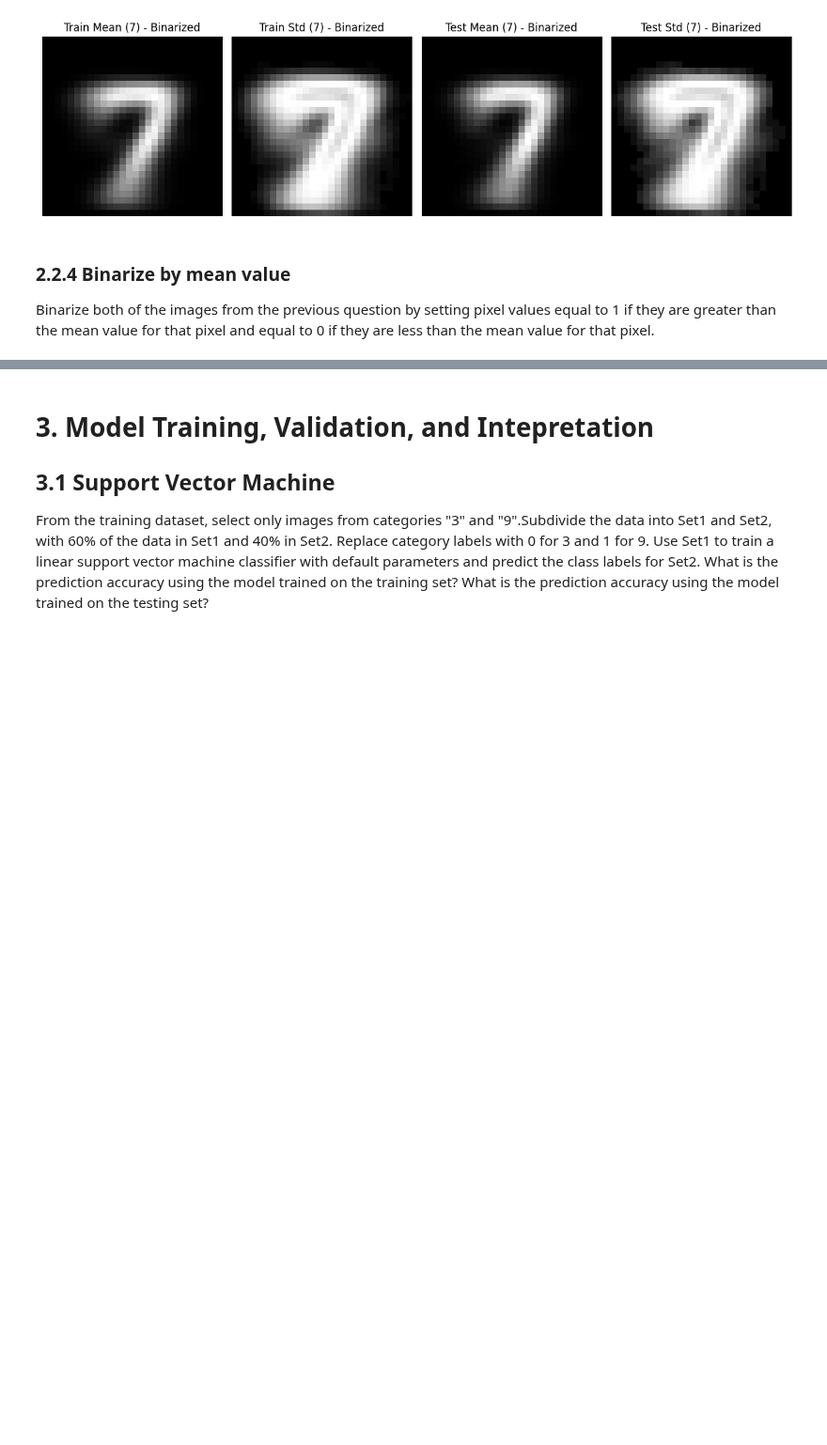
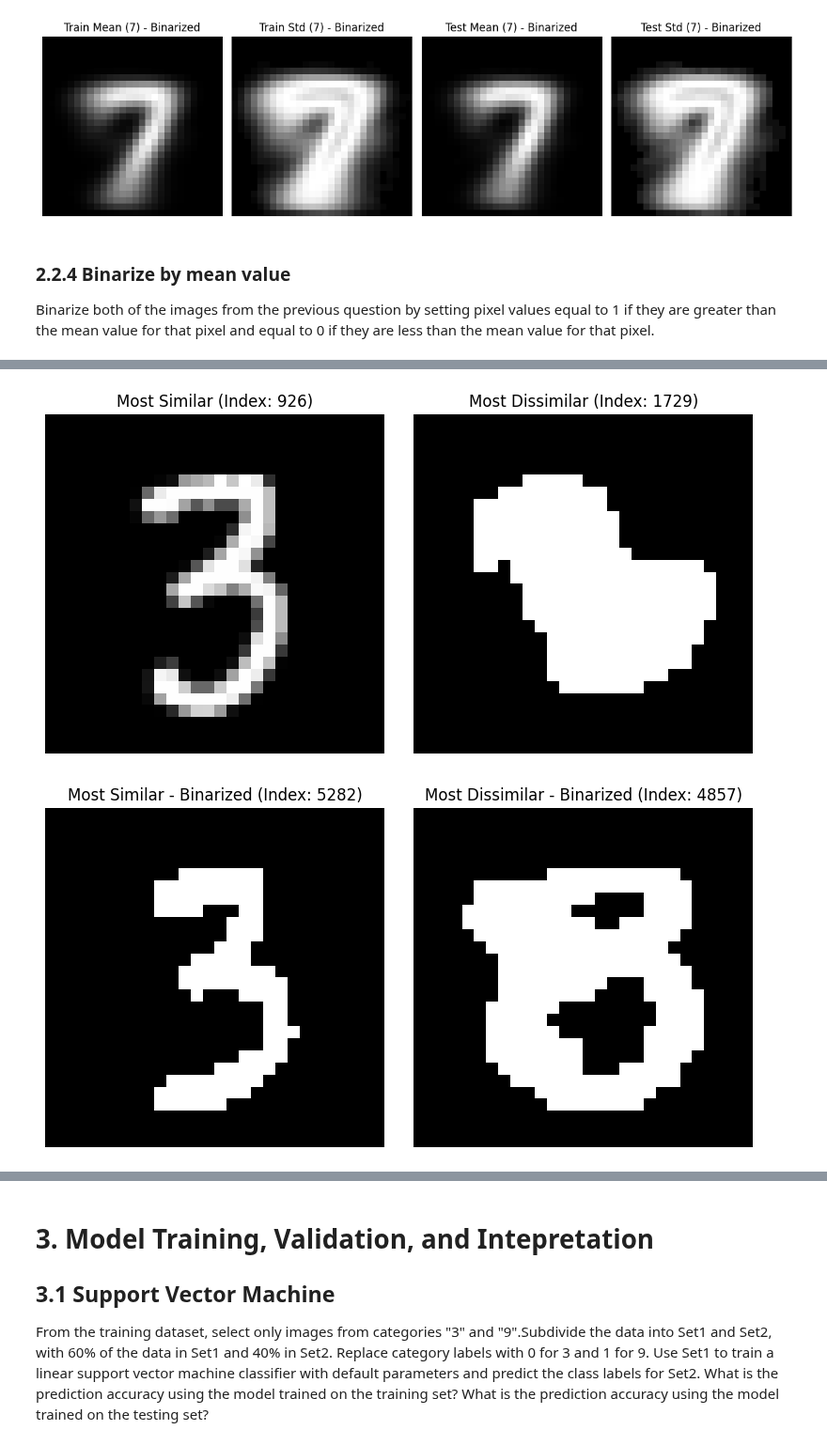
Before and after one commit to junyi2022/musa-650-remote-sensing, a Jupyter notebook: assignments/HW1.ipynb, the cells around one changed output, grey strips where cells are left out. Shown at 94% size. Saved outputs shown, nothing was run; the diff lists cells and outputs as text; code cells hidden in the pictures; blank space fills up the shorter version.

```diff
--- a/assignments/HW1.ipynb
+++ b/assignments/HW1.ipynb
@@ -485,0 +501,30 @@ Binarize both of the images from the previous question by setting pixel values e
+# %%
+def euclidean_distance(image1, image2):
+    return np.sqrt(np.sum((image1 - image2) ** 2))
+
+# Compute distances between each image and the mean image
+distances = [euclidean_distance(image, train_mean_3) for image in train_images_3]
+
+# Find the most similar and most dissimilar images
+most_similar_idx = np.argmin(distances)
+most_dissimilar_idx = np.argmax(distances)
+
+# Compute distances for binarized images
+distances_bin = [euclidean_distance(image, train_mean_3_bin) for image in train_images_3_bin]
+
+# Find the most similar and most dissimilar binarized images
+most_similar_idx_bin = np.argmin(distances_bin)
+most_dissimilar_idx_bin = np.argmax(distances_bin)
+
+# Plot the most similar and dissimilar images for regular data
+plot_images([train_images_3[most_similar_idx], train_images_3[most_dissimilar_idx]],
+            titles=[f"Most Similar (Index: {most_similar_idx})",
+                    f"Most Dissimilar (Index: {most_dissimilar_idx})"], figsize=(8, 4))
+
+# Plot the most similar and dissimilar images for binarized data
+plot_images([train_images_3_bin[most_similar_idx_bin], train_images_3_bin[most_dissimilar_idx_bin]],
+            titles=[f"Most Similar - Binarized (Index: {most_similar_idx_bin})",
+                    f"Most Dissimilar - Binarized (Index: {most_dissimilar_idx_bin})"], figsize=(8, 4))
+# %% [output]
+[figure, added]
+[figure, added]
```
Also changed, not shown: parts of 10 cells of this notebook.
